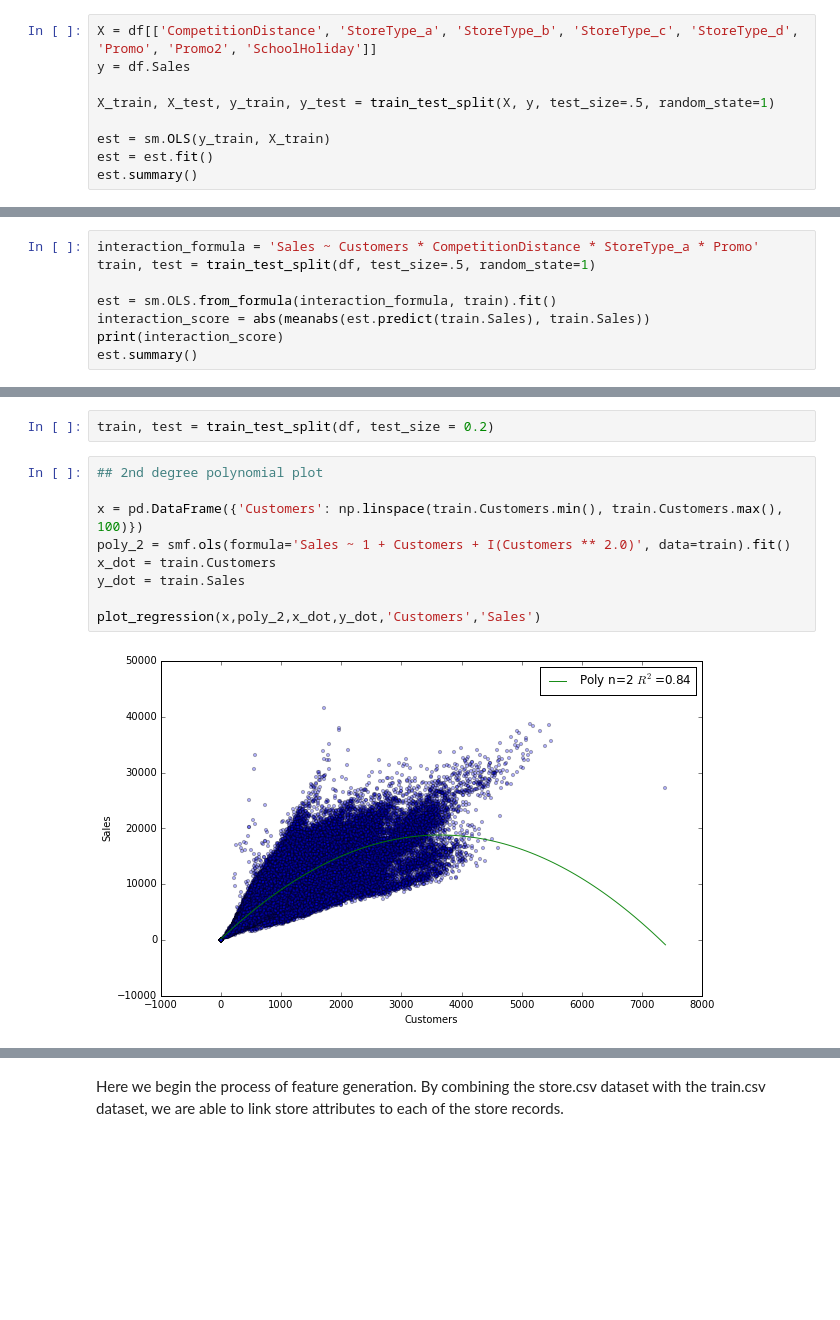
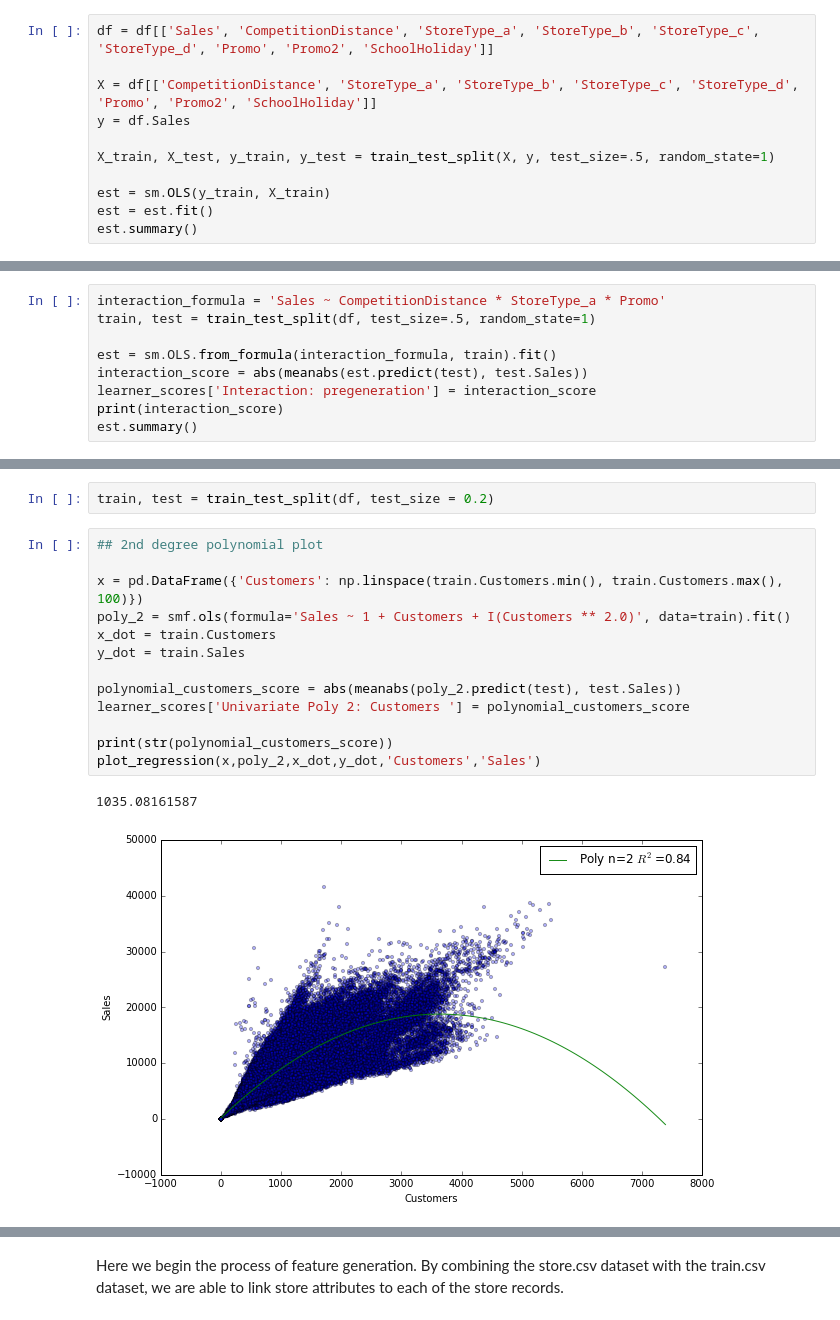
Before and after one commit to andrew-d-taylor/rossman-machine-learning, a Jupyter notebook: notebooks/ProjectSummary.ipynb, the cells around one changed output, grey strips where cells are left out. Cells and saved outputs as stored; diff of their text form; blank space fills up the shorter version.

Commit message:
Plotting scores of all learners

```diff
--- a/notebooks/ProjectSummary.ipynb
+++ b/notebooks/ProjectSummary.ipynb
@@ -102,6 +102,8 @@ customersRegression.score(X_test, y_test)
 # %% [markdown]
     Next we can perform a multivariate linear regression to include each of our predictors when modeling the data.
 # %%
+df = df[['Sales', 'CompetitionDistance', 'StoreType_a', 'StoreType_b', 'StoreType_c', 'StoreType_d', 'Promo', 'Promo2', 'SchoolHoliday']]
+
 X = df[['CompetitionDistance', 'StoreType_a', 'StoreType_b', 'StoreType_c', 'StoreType_d', 'Promo', 'Promo2', 'SchoolHoliday']]
 y = df.Sales
 
@@ -155,11 +157,12 @@ Next we can examine a multiple regression with interaction terms.
 We build one estimator from the Customers, CompetitionDistance, StoreType_a, and Promo features, as well as their
 combination of interaction terms. We'll arbitrarily choose StoreType_a and Promo from among our possible binary classifiers.
 # %%
-interaction_formula = 'Sales ~ Customers * CompetitionDistance * StoreType_a * Promo'
+interaction_formula = 'Sales ~ CompetitionDistance * StoreType_a * Promo'
 train, test = train_test_split(df, test_size=.5, random_state=1)
 
 est = sm.OLS.from_formula(interaction_formula, train).fit()
-interaction_score = abs(meanabs(est.predict(train.Sales), train.Sales))
+interaction_score = abs(meanabs(est.predict(test), test.Sales))
+learner_scores['Interaction: pregeneration'] = interaction_score
 print(interaction_score)
 est.summary()
 # %% [output]
@@ -186,14 +210,19 @@ train, test = train_test_split(df, test_size = 0.2)
 # %%
 ## 2nd degree polynomial plot
 
 x = pd.DataFrame({'Customers': np.linspace(train.Customers.min(), train.Customers.max(), 100)})
 poly_2 = smf.ols(formula='Sales ~ 1 + Customers + I(Customers ** 2.0)', data=train).fit()
 x_dot = train.Customers
 y_dot = train.Sales
 
+polynomial_customers_score = abs(meanabs(poly_2.predict(test), test.Sales))
+learner_scores['Univariate Poly 2: Customers '] = polynomial_customers_score
+
+print(str(polynomial_customers_score))
 plot_regression(x,poly_2,x_dot,y_dot,'Customers','Sales')
 # %% [output]
+1035.08161587
-[figure, old version]
+[figure, new version]
 # %%
 # 3-rd order polynomial
 poly_3 = smf.ols(formula='Sales ~ 1 + Customers + I(Customers ** 2.0) + I(Customers ** 3.0)', data=df).fit()
```
Also changed, not shown: parts of 17 cells of this notebook.
